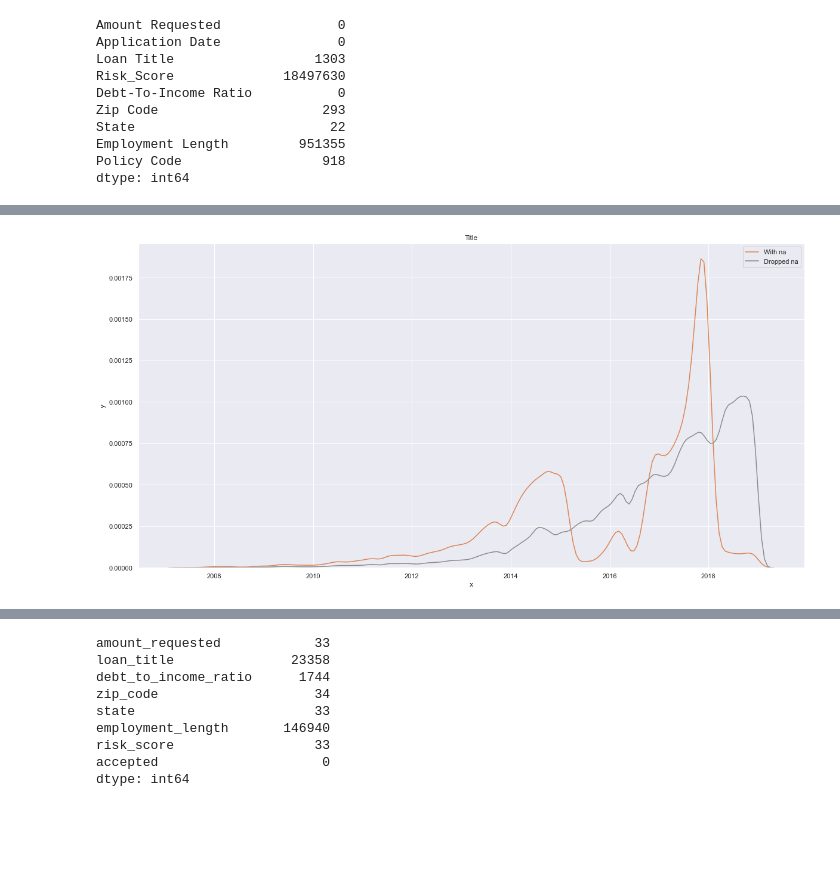
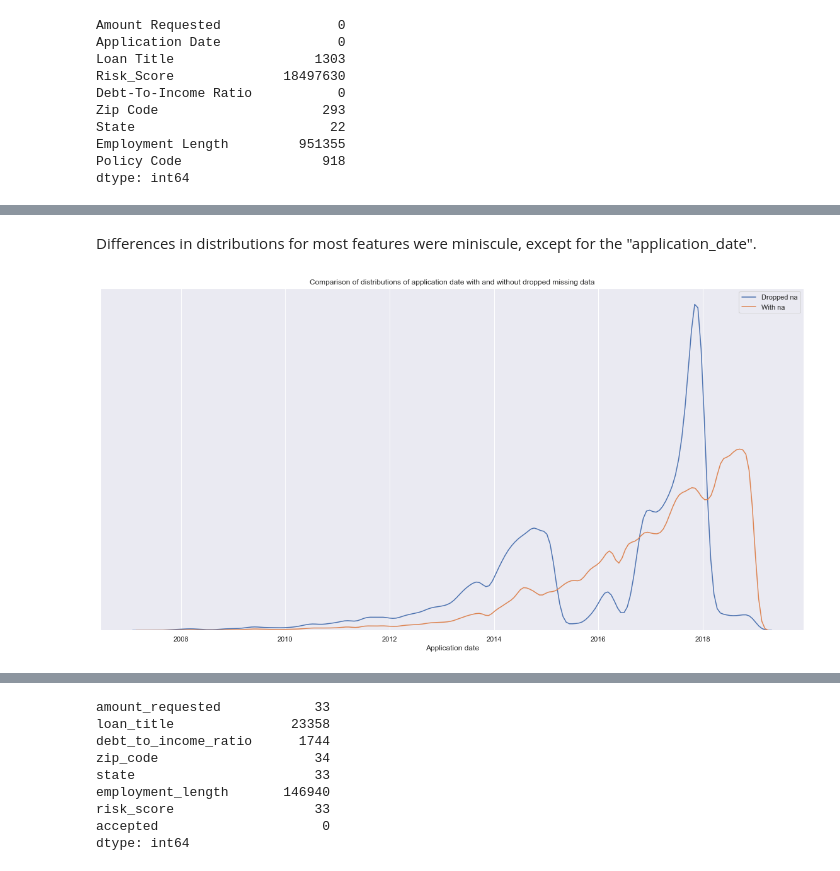
Before and after one commit to Ausmints/lending_club, a Jupyter notebook: Lending_club.ipynb, the cells around one changed output, grey strips where cells are left out. Saved outputs shown, nothing was run; the diff lists cells and outputs as text; code cells hidden in the pictures; blank space fills up the shorter version.

```diff
--- a/Untitled.ipynb
+++ b/Lending_club.ipynb
@@ -103,16 +100,22 @@ df["month"] = df["application_date"].dt.month
+# %% [markdown]
+Differences in distributions for most features were miniscule, except for the "application_date".
 # %%
+df["application_date"] = pd.to_datetime(df["application_date"])
+df["month"] = df["application_date"].dt.month
+
 plt.figure(figsize=(20, 10))
 ax = sns.kdeplot(
     data=df,
     x="application_date",
     hue="dropna",
-    palette=[colors["grey"], colors["orange"]],
+    palette=[colors["orange"], colors["blue"]],
     common_norm=False
 )
 plt.legend(labels=["Dropped na", "With na"], title="")
-ax.set(xlabel="x", ylabel="y")
-ax.set_title("Title")
+ax.set(xlabel="Application date", ylabel="")
+ax.set_title("Comparison of distributions of application date with and without dropped missing data")
+ax.set_yticks([])
 
 plt.show()
 # %% [output]
-[figure, old version]
+[figure, new version]
```
Also changed, not shown: parts of 89 cells of this notebook, 1 other file.
